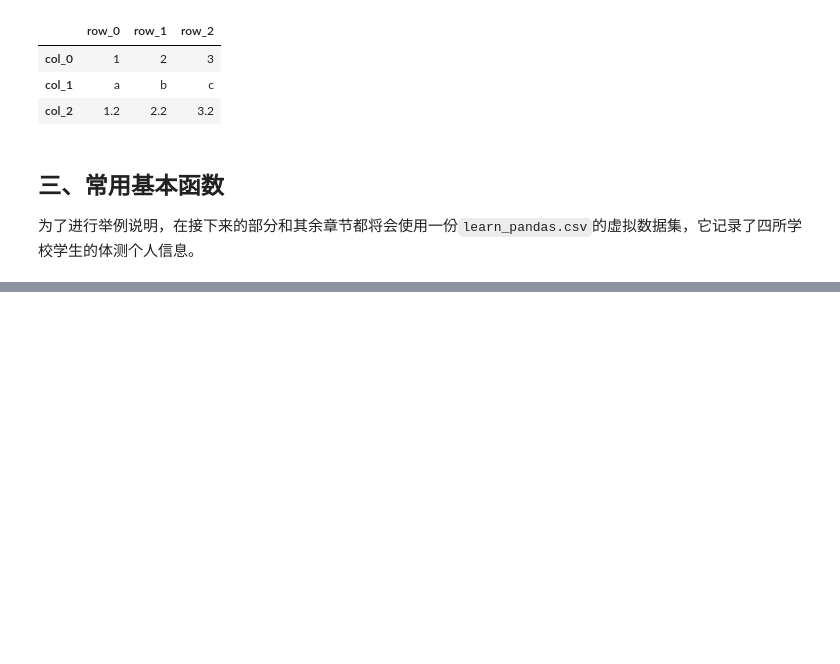
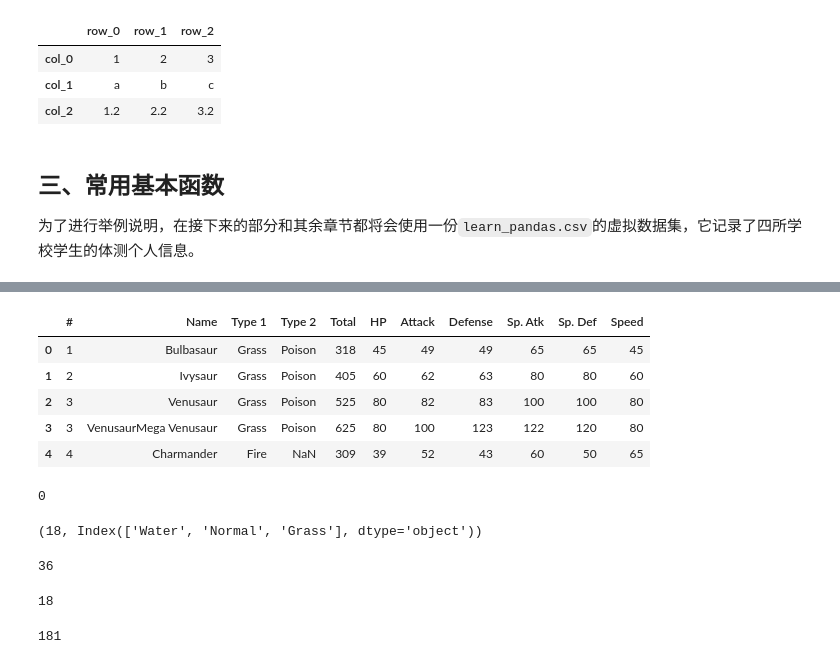
Before and after one commit to Shepherd1701/dw-joyful-pandas, a Jupyter notebook: Task02.ipynb, the cells around one changed output, grey strips where cells are left out. Saved outputs shown, nothing was run; the diff lists cells and outputs as text; code cells hidden in the pictures; blank space fills up the shorter version.

```diff
--- a/Task02.ipynb
+++ b/Task02.ipynb
@@ -260,0 +911,66 @@ df.T
+# %%
+df = pd.read_csv('data/pokemon.csv')
+df.head()
+# %% [output]
+|  | # | Name | Type 1 | Type 2 | Total | HP | Attack | Defense | Sp. Atk | Sp. Def | Speed |
+| 0 | 1 | Bulbasaur | Grass | Poison | 318 | 45 | 49 | 49 | 65 | 65 | 45 |
+| 1 | 2 | Ivysaur | Grass | Poison | 405 | 60 | 62 | 63 | 80 | 80 | 60 |
+| 2 | 3 | Venusaur | Grass | Poison | 525 | 80 | 82 | 83 | 100 | 100 | 80 |
+| 3 | 3 | VenusaurMega Venusaur | Grass | Poison | 625 | 80 | 100 | 123 | 122 | 120 | 80 |
+| 4 | 4 | Charmander | Fire | NaN | 309 | 39 | 52 | 43 | 60 | 50 | 65 |
+# %%
+# 1.对HP, Attack, Defense, Sp. Atk, Sp. Def, Speed进行加总，验证是否为Total值。
+df_demo = df[['HP', 'Attack', 'Defense', 'Sp. Atk', 'Sp. Def', 'Speed', 'Total']]
+(df_demo.sum(1)/df_demo['Total'] == 2).sum() - df_demo.shape[0]
+
+# 参考答案
+(df[['HP', 'Attack', 'Defense', 'Sp. Atk', 'Sp. Def', 'Speed']].sum(1)!=df['Total']).mean()
+# %% [output]
+0
+# %%
+# 对于 # 重复的妖怪只保留第一条记录，解决以下问题：
+# 求第一属性的种类数量和前三多数量对应的种类
+df_sin = df.drop_duplicates('#', keep = 'first')
+df_sin['Type 1'].nunique(), df_sin['Type 1'].value_counts().index[:3]
+# %% [output]
+(18, Index(['Water', 'Normal', 'Grass'], dtype='object'))
+# %%
+# 求第一属性和第二属性的组合种类
+df_sin['Type 1'].nunique() + df_sin['Type 2'].nunique()
+
+# 会错意了，参考答案如下:
+attr_dup = dp_dup.drop_duplicates(['Type 1', 'Type 2'])
+attr_dup.shape[0] # 143
+# %% [output]
+36
+# %%
+# 3.求尚未出现过的属性组合
+list_all = []
+list_pre = []
+for type1 in df_sin['Type 1'].unique():
+    for type2 in df_sin['Type 2'].unique():
+        list = str(type1) + str(type2)
+        list_all.append(list)
+
+df_sin_new = df_sin.dropna(axis=0)
+for type1 in df_sin_new['Type 1'].unique():
+    for type2 in df_sin_new['Type 2'].unique():
+        list = str(type1) + str(type2)
+        list_pre.append(list)
+
+list_diff = set(list_all) - set(list_pre)
+len(list_diff)
+# %% [output]
+18
+# %%
+# 来看看参考答案
+L_full = [' '.join([i, j]) if i!=j else i for j in df_sin['Type 1'].unique() for i in df_sin['Type 1'].unique()]
+len(L_full) # 324--我在这里就做错了，后文有关于这个列表表达式的理解：将两个属性不同的进行组合，若遇相同的，则选取一个作为名字即可
+
+attr_dup = df_sin.drop_duplicates(['Type 1', 'Type 2'])
+L_part = [' '.join([i, j]) if type(j)!=float else i for i, j in zip(attr_dup['Type 1'], attr_dup['Type 2'])]
+# 我的现有组合处理就大错特错了。这里对Type 2先进行空值判断，然后拼接字符串
+res = set(L_full).difference(set(L_part))
+len(res) # 太多，不打印了
+# %% [output]
+181
```
Also changed, not shown: parts of 114 cells of this notebook.
